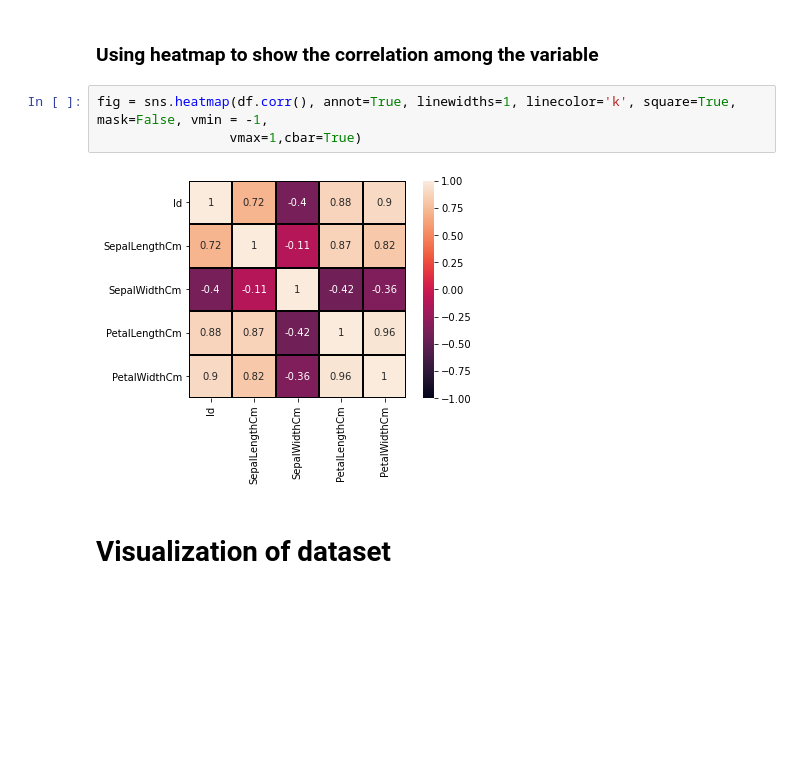
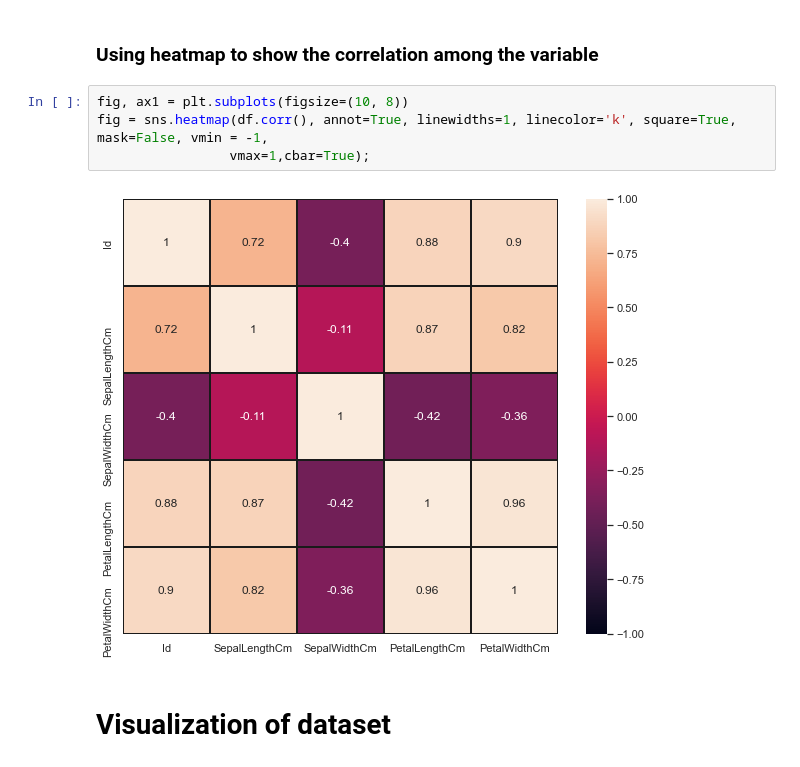
Before and after one commit to mhassannftp/ML_Unsupervised, a Jupyter notebook: KMean_Clustering.ipynb, the cells around one changed output. Drawn from its saved outputs; the diff is of its cells as text; blank space fills up the shorter version.

```diff
--- a/KMean_Clustering.ipynb
+++ b/KMean_Clustering.ipynb
@@ -75,10 +77,11 @@ memory usage: 7.2+ KB
 # %% [markdown]
 ### Using heatmap to show the correlation among the variable
 # %%
+fig, ax1 = plt.subplots(figsize=(10, 8))
 fig = sns.heatmap(df.corr(), annot=True, linewidths=1, linecolor='k', square=True, mask=False, vmin = -1,
-                 vmax=1,cbar=True)
+                 vmax=1,cbar=True);
 # %% [output]
-[figure, old version]
+[figure, new version]
 # %% [markdown]
 # Visualization of dataset
 # %%
```
Also changed, not shown: parts of 4 cells of this notebook.
